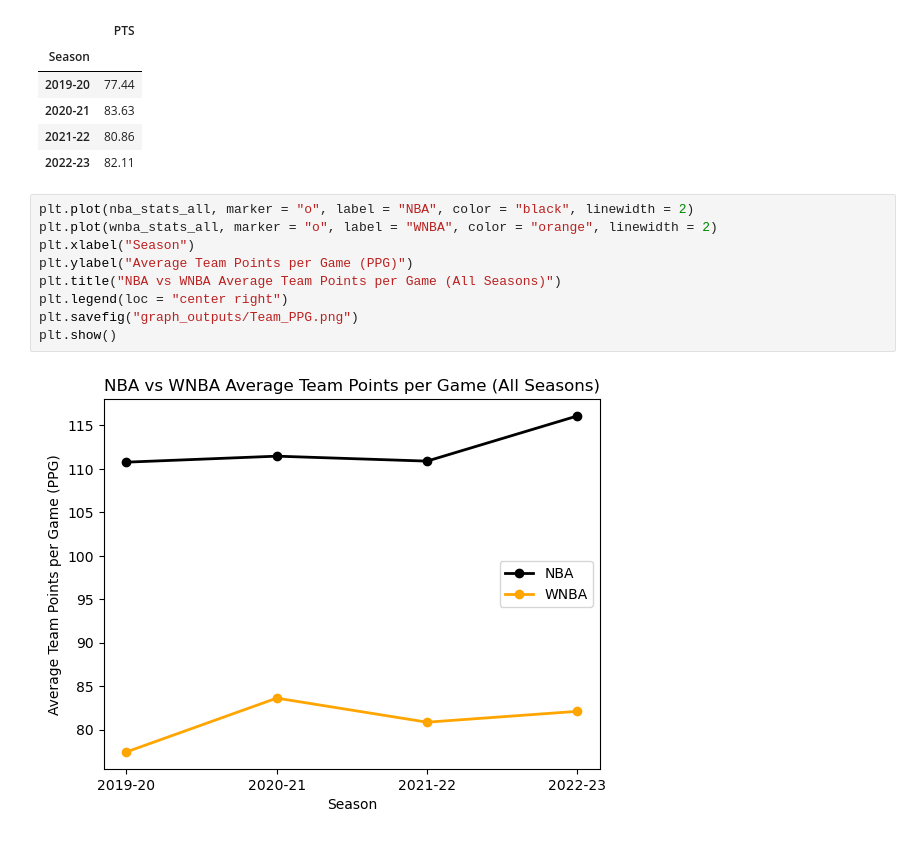
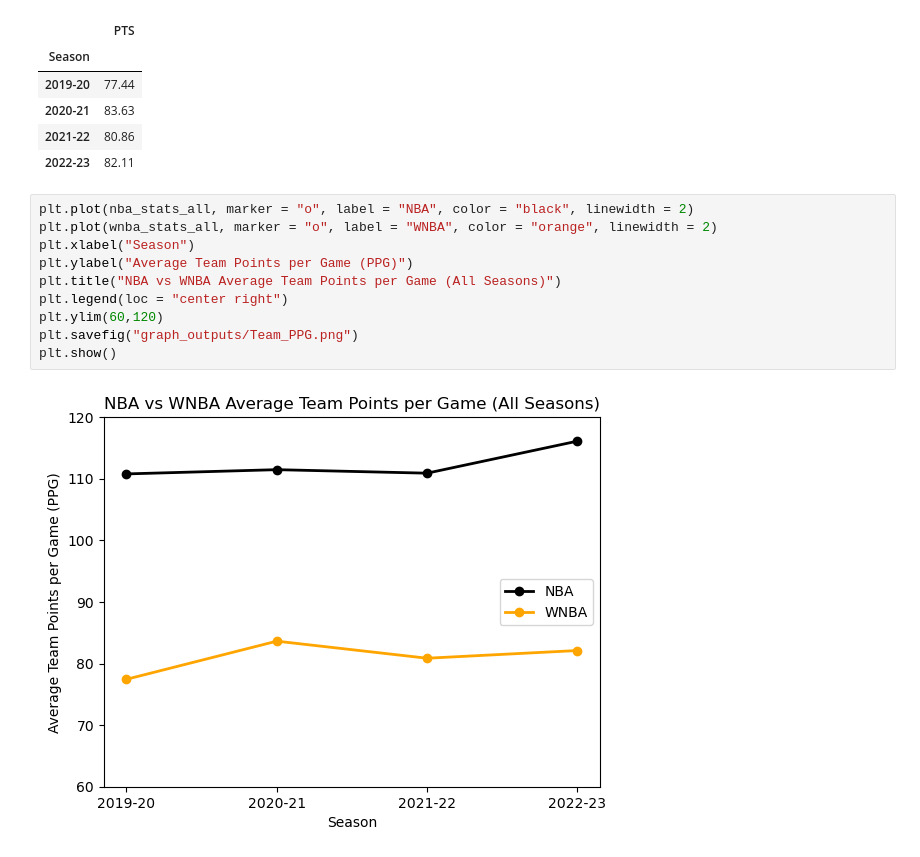
Before and after one commit to Hensonkk/NBA-VS-WNBA, a Jupyter notebook: NBA v WNBA data comparison.ipynb, the cells around one changed output. Drawn from its saved outputs; the diff is of its cells as text.

Commit message:
more graphs

```diff
--- a/NBA v WNBA data comparison.ipynb
+++ b/NBA v WNBA data comparison.ipynb
@@ -315,11 +299,12 @@ wnba_stats_all
 # %%
 plt.plot(nba_stats_all, marker = "o", label = "NBA", color = "black", linewidth = 2)
 plt.plot(wnba_stats_all, marker = "o", label = "WNBA", color = "orange", linewidth = 2)
 plt.xlabel("Season")
 plt.ylabel("Average Team Points per Game (PPG)")
 plt.title("NBA vs WNBA Average Team Points per Game (All Seasons)")
 plt.legend(loc = "center right")
+plt.ylim(60,120)
 plt.savefig("graph_outputs/Team_PPG.png")
 plt.show()
 # %% [output]
-[figure, old version]
+[figure, new version]
```
Also changed, not shown: parts of 8 cells of this notebook, 3 other files.
